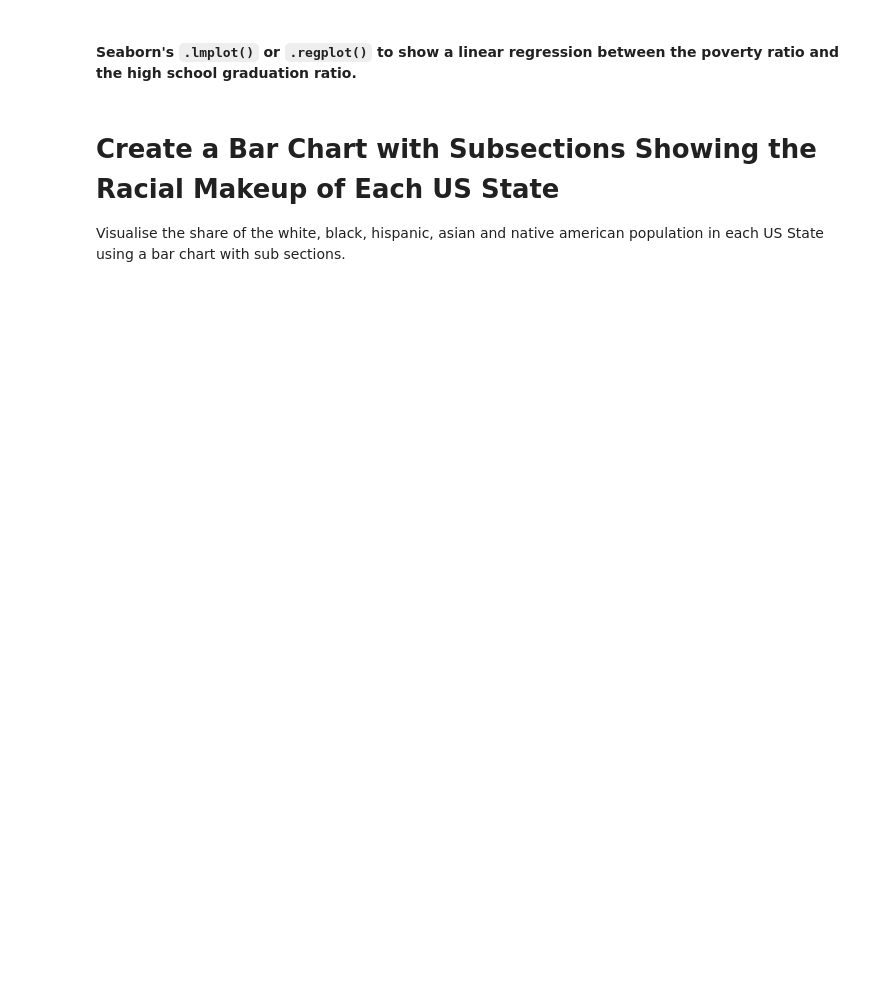
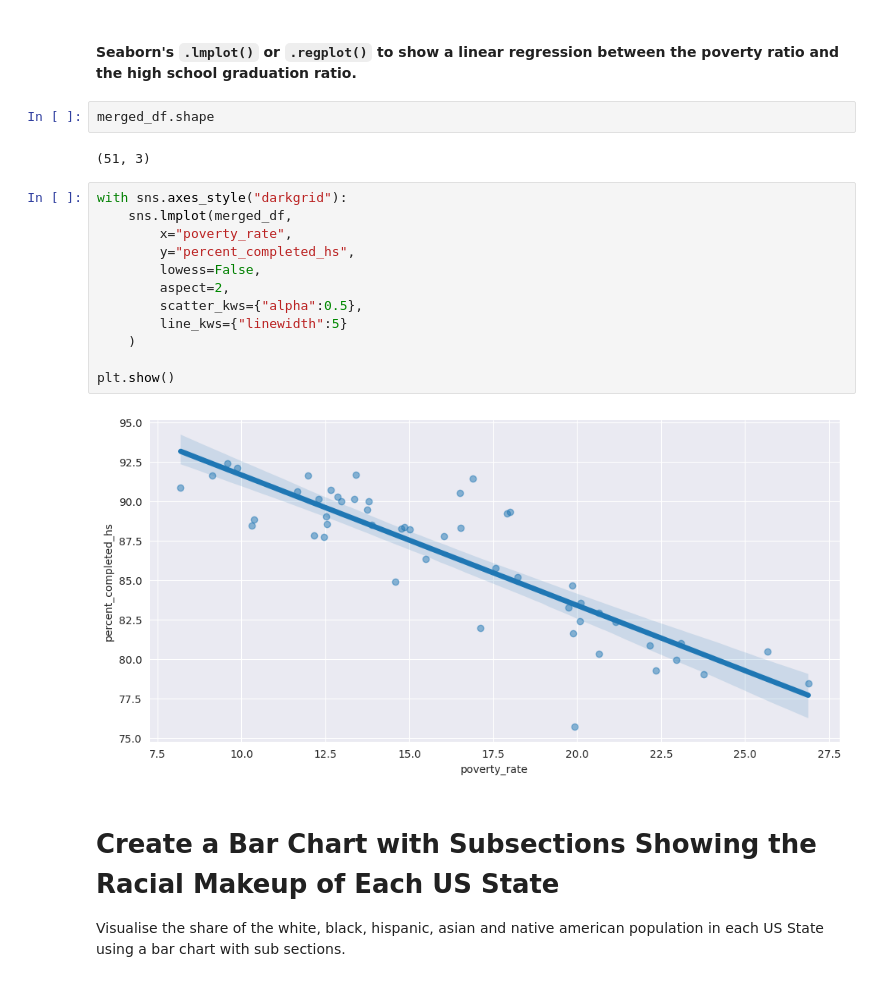
Before and after one commit to Aabi0207/Data-Analysis-Projects, a Jupyter notebook: Fatal+Force+(start)/Fatal_Force_(start).ipynb, the cells around one changed output. Cells and saved outputs as stored; diff of their text form; blank space fills up the shorter version.

```diff
--- a/Fatal+Force+(start)/Fatal_Force_(start).ipynb
+++ b/Fatal+Force+(start)/Fatal_Force_(start).ipynb
@@ -152,5 +270,23 @@ Show the High School Graduation Rate in ascending order of US States. Which stat
 # %% [markdown]
 #### Seaborn's `.lmplot()` or `.regplot()` to show a linear regression between the poverty ratio and the high school graduation ratio.
+# %%
+merged_df.shape
+# %% [output]
+(51, 3)
+# %%
+with sns.axes_style("darkgrid"):
+    sns.lmplot(merged_df,
+        x="poverty_rate",
+        y="percent_completed_hs",
+        lowess=False,
+        aspect=2,
+        scatter_kws={"alpha":0.5},
+        line_kws={"linewidth":5}
+    )
+
+plt.show()
+# %% [output]
+[figure, added]
 # %% [markdown]
 # Create a Bar Chart with Subsections Showing the Racial Makeup of Each US State
 
```
Also changed, not shown: parts of 44 cells of this notebook.
